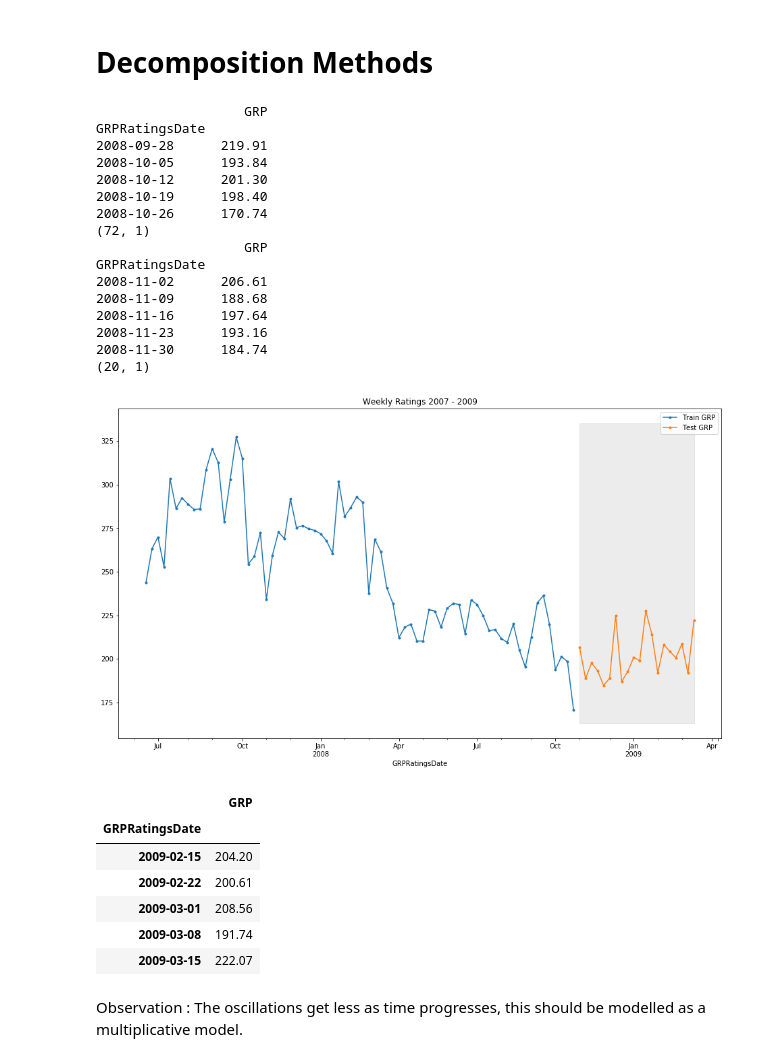
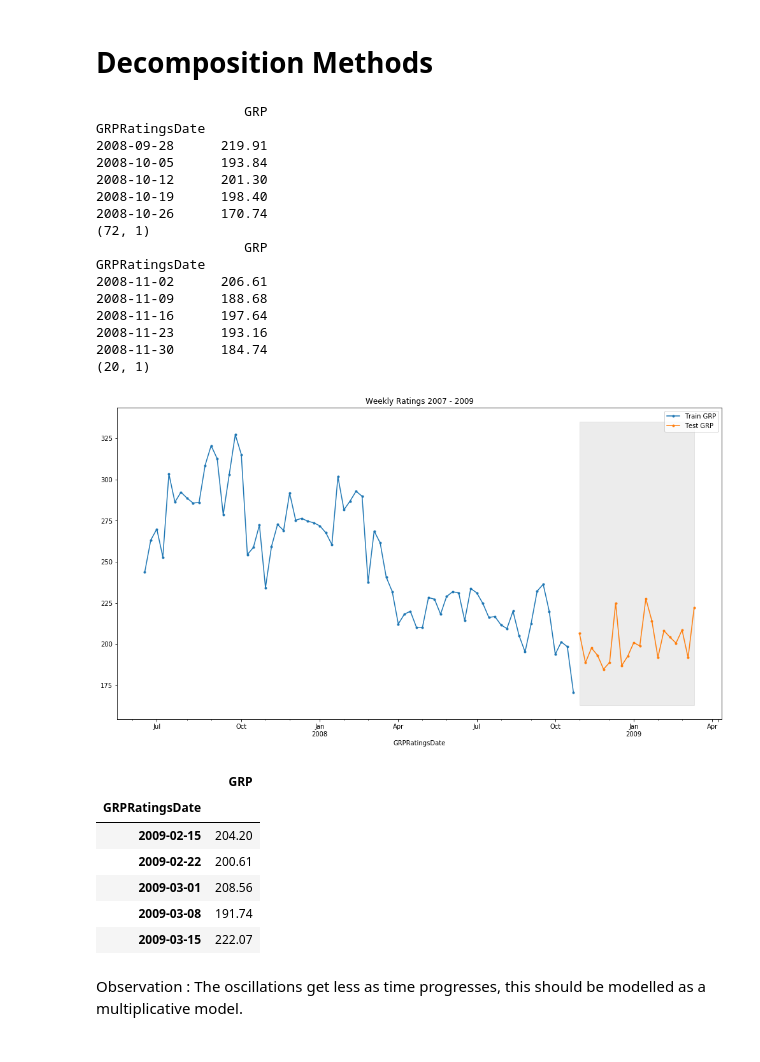
Before and after one commit to lppier/Indian_TV_Time_Series, a Jupyter notebook: Decompositional Methods.ipynb, the cells around one changed output. Cells and saved outputs as stored; diff of their text form; code cells hidden in the pictures.

```diff
--- a/Decompositional Methods.ipynb
+++ b/Decompositional Methods.ipynb
@@ -29,35 +29,35 @@ print(df_train.tail())
 print(df_train.shape)
 df_train.to_csv('train.csv')
 
 df_test = df['2008-11-1':]
 print(df_test.head())
 print(df_test.shape)
 df_test.to_csv('test.csv')
 
-ax = pd.concat([df_train, df_test], axis=1).plot(style='.-', figsize=(16, 9))
+ax = pd.concat([df_train, df_test], axis=1).plot(style='.-', figsize=(17, 9))
 ax.fill_betweenx(ax.get_ylim(), pd.to_datetime('2008-11-02'), df.index[-1], alpha=.15, zorder=-1, color='grey');
 ax.legend(['Train GRP', 'Test GRP'])
 plt.title('Weekly Ratings 2007 - 2009')
 plt.show()
 df.tail()
 # %% [output]
                    GRP
 GRPRatingsDate
 2008-09-28      219.91
 2008-10-05      193.84
 2008-10-12      201.30
 2008-10-19      198.40
 2008-10-26      170.74
 (72, 1)
                    GRP
 GRPRatingsDate
 2008-11-02      206.61
 2008-11-09      188.68
 2008-11-16      197.64
 2008-11-23      193.16
 2008-11-30      184.74
 (20, 1)
-[figure, old version]
+[figure, new version]
 |  | GRP |
 | GRPRatingsDate |  |
 | 2009-02-15 | 204.20 |
```
Also changed, not shown: parts of 16 cells of this notebook, 10 other files.
